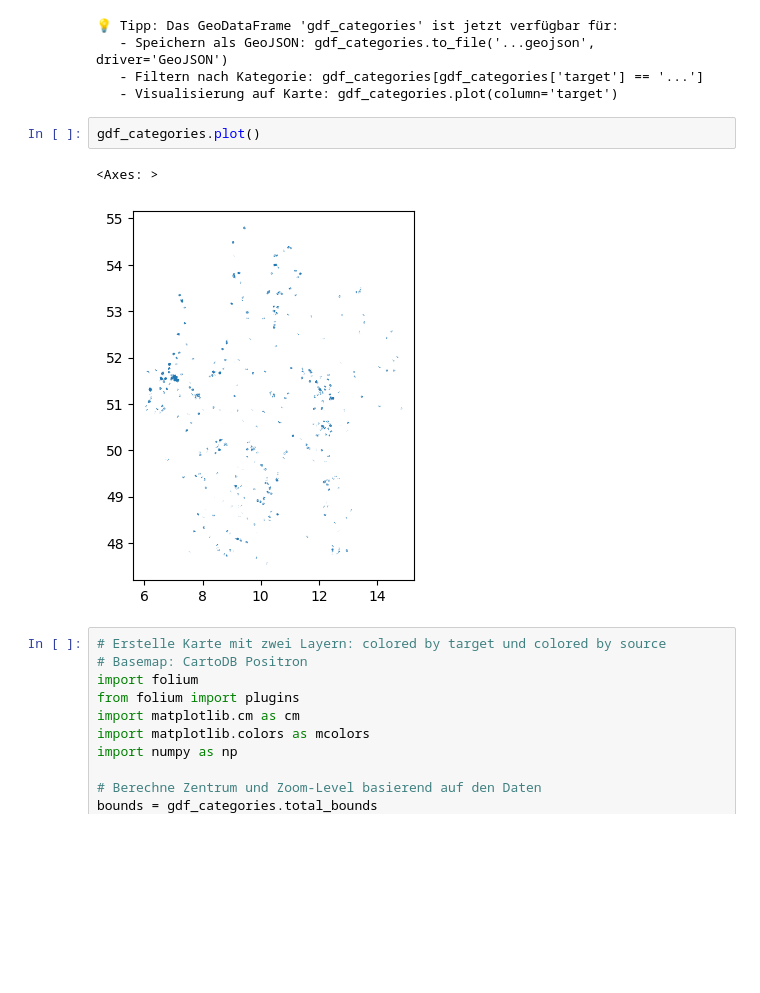
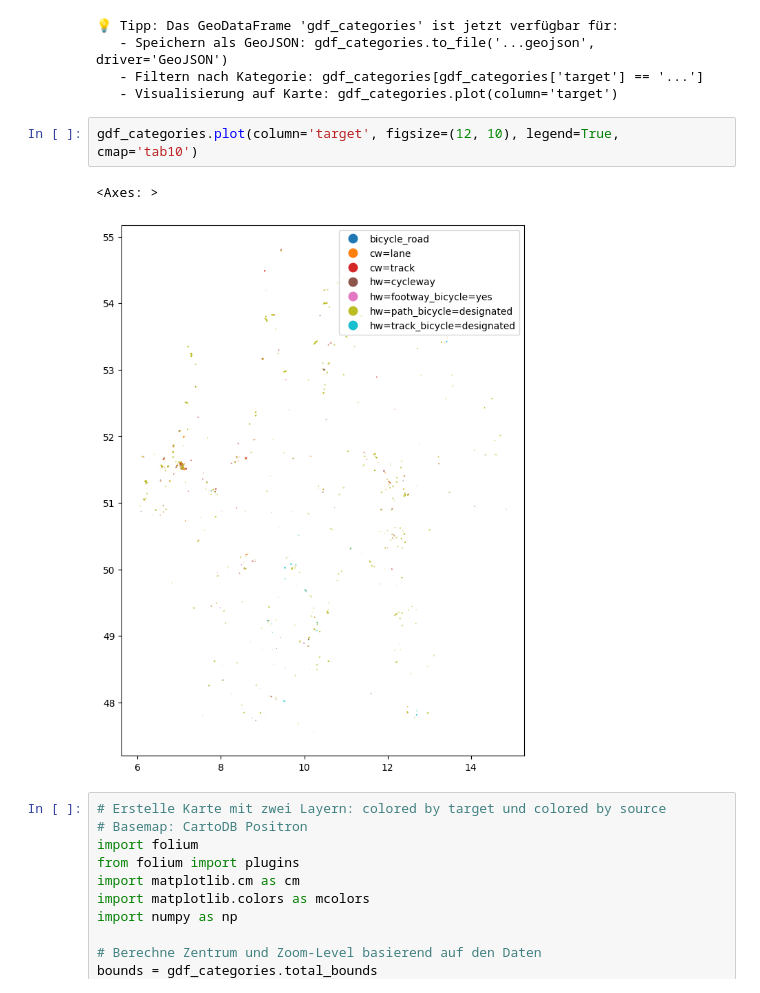
Before and after one commit to vizsim/osm_hashtag_analyse, a Jupyter notebook: cw_miss/analize_cw_miss_sankey.ipynb, the cells around one changed output. Cells and saved outputs as stored; diff of their text form; blank space fills up the shorter version.

```diff
--- a/cw_miss/analize_cw_miss_sankey.ipynb
+++ b/cw_miss/analize_cw_miss_sankey.ipynb
@@ -1044,10 +1155,10 @@ print("   - Visualisierung auf Karte: gdf_categories.plot(column='target')")
    - Filtern nach Kategorie: gdf_categories[gdf_categories['target'] == '...']
    - Visualisierung auf Karte: gdf_categories.plot(column='target')
 # %%
-gdf_categories.plot()
+gdf_categories.plot(column='target', figsize=(12, 10), legend=True, cmap='tab10')
 # %% [output]
 <Axes: >
-[figure, old version]
+[figure, new version]
 # %%
 # Erstelle Karte mit zwei Layern: colored by target und colored by source
 # Basemap: CartoDB Positron
```
Also changed, not shown: parts of 3 cells of this notebook, 3 other files.
